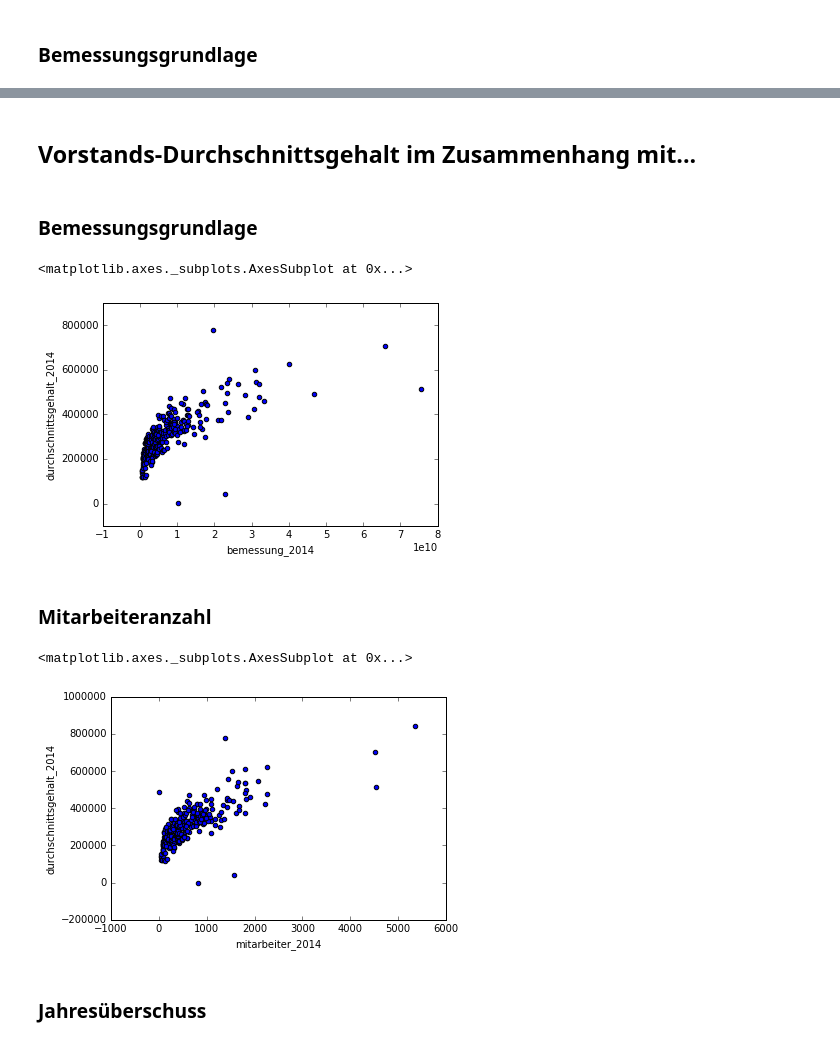
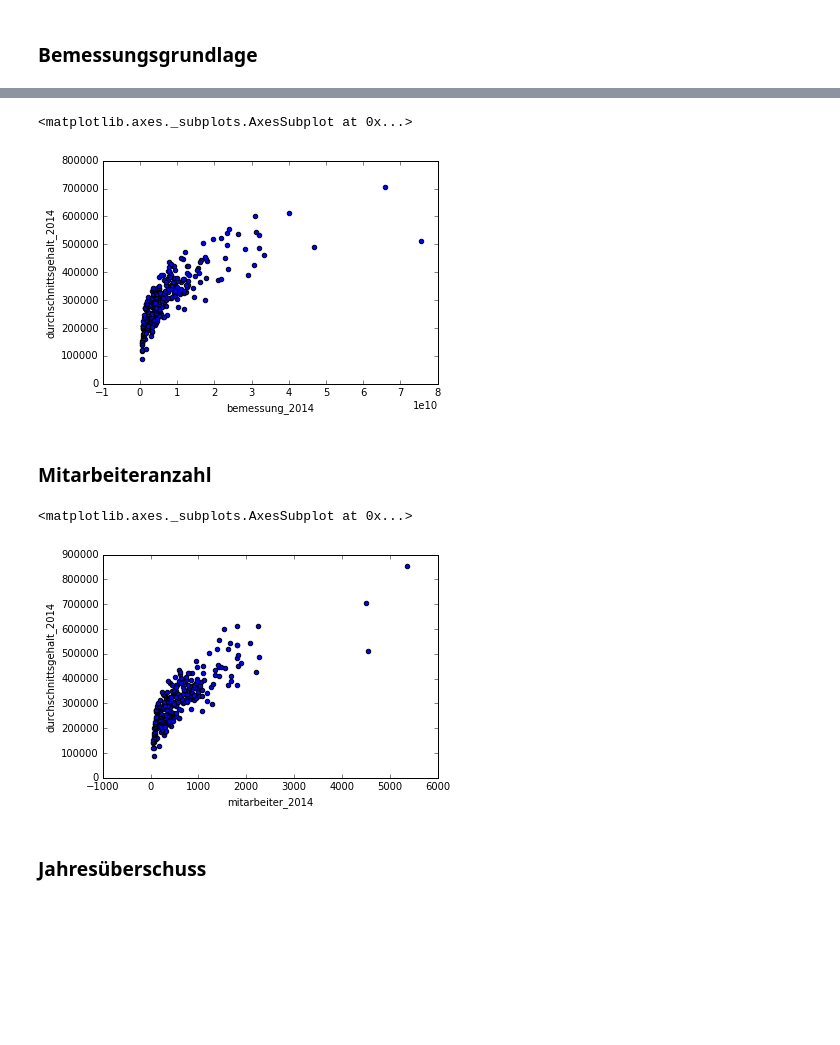
Before and after one commit to correctiv/sparkassen-notebooks, a Jupyter notebook: sparkassen-vorstaende-gesamt.ipynb, the cells around one changed output, grey strips where cells are left out. Cells and saved outputs as stored; diff of their text form; code cells hidden in the pictures; blank space fills up the shorter version.

```diff
--- a/sparkassen-vorstaende-gesamt.ipynb
+++ b/sparkassen-vorstaende-gesamt.ipynb
@@ -100,7 +108,3 @@ df.sort_values('durchschnittsgehalt_2014', ascending=False)[
 # %%
 df['bemessung_2014'] = df.bilanzsumme_2014 + df.eigenkapital_2014*10 + df.vergebene_kredite_2014
 df['bemessung_2013'] = df.bilanzsumme_2013 + df.eigenkapital_2013*10 + df.vergebene_kredite_2013
-# %%
-df['durchschnittsgehalt_2014_pro_bem'] = df.durchschnittsgehalt_2014/df.bemessung_2014
-df['durchschnittsgehalt_2013_pro_bem'] = df.durchschnittsgehalt_2013/df.bemessung_2013
-comparison_hist(df.durchschnittsgehalt_2013_pro_bem, df.durchschnittsgehalt_2014_pro_bem)
@@ -111,4 +110,0 @@ comparison_hist(df.durchschnittsgehalt_2013_pro_bem, df.durchschnittsgehalt_2014
-# %%
-df['durchschnittsgehalt_2014_pro_bs'] = df.durchschnittsgehalt_2014/df.bilanzsumme_2014
-df['durchschnittsgehalt_2013_pro_bs'] = df.durchschnittsgehalt_2013/df.bilanzsumme_2013
-comparison_hist(df.durchschnittsgehalt_2013_pro_bs, df.durchschnittsgehalt_2014_pro_bs)
@@ -119,4 +110,0 @@ comparison_hist(df.durchschnittsgehalt_2013_pro_bs, df.durchschnittsgehalt_2014_
-# %%
-df['durchschnittsgehalt_2014_pro_vg'] = df.durchschnittsgehalt_2014/df.vergebene_kredite_2014
-df['durchschnittsgehalt_2013_pro_vg'] = df.durchschnittsgehalt_2013/df.vergebene_kredite_2013
-comparison_hist(df.durchschnittsgehalt_2013_pro_vg, df.durchschnittsgehalt_2014_pro_vg)
@@ -125,19 +111,15 @@ comparison_hist(df.durchschnittsgehalt_2013_pro_vg, df.durchschnittsgehalt_2014_
-# %% [markdown]
-## Vorstands-Durchschnittsgehalt im Zusammenhang mit...
-# %% [markdown]
-### Bemessungsgrundlage
 # %%
 df.plot.scatter('bemessung_2014', 'durchschnittsgehalt_2014')
 # %% [output]
 <matplotlib.axes._subplots.AxesSubplot at 0x...>
-[figure, old version]
+[figure, new version]
 # %% [markdown]
 ### Mitarbeiteranzahl
 # %%
-df.plot.scatter('mitarbeiter_2014', 'durchschnittsgehalt_2014')
+df[df.mitarbeiter_2014 > df.mitarbeiter_2014.min()].plot.scatter('mitarbeiter_2014', 'durchschnittsgehalt_2014')
 # %% [output]
 <matplotlib.axes._subplots.AxesSubplot at 0x...>
-[figure, old version]
+[figure, new version]
 # %% [markdown]
 ### Jahresüberschuss
 # %%
```
Also changed, not shown: parts of 28 cells of this notebook, 2 other files.
